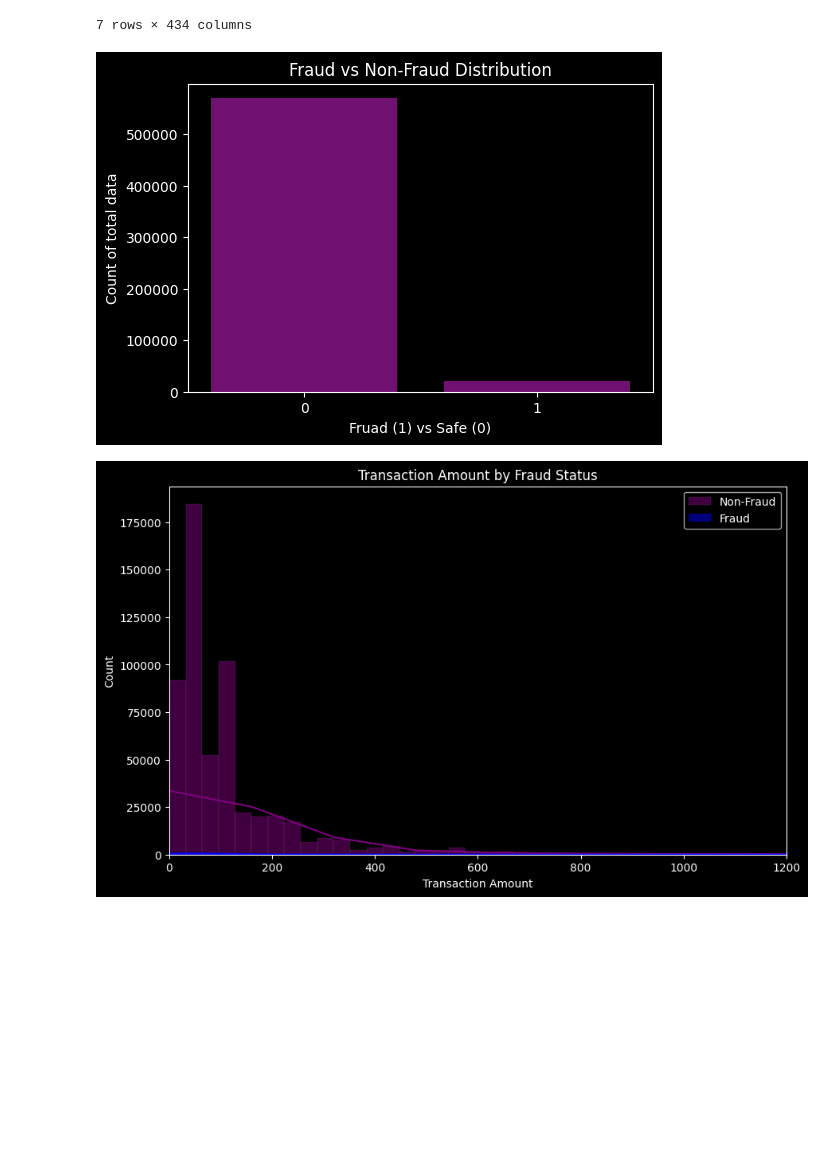
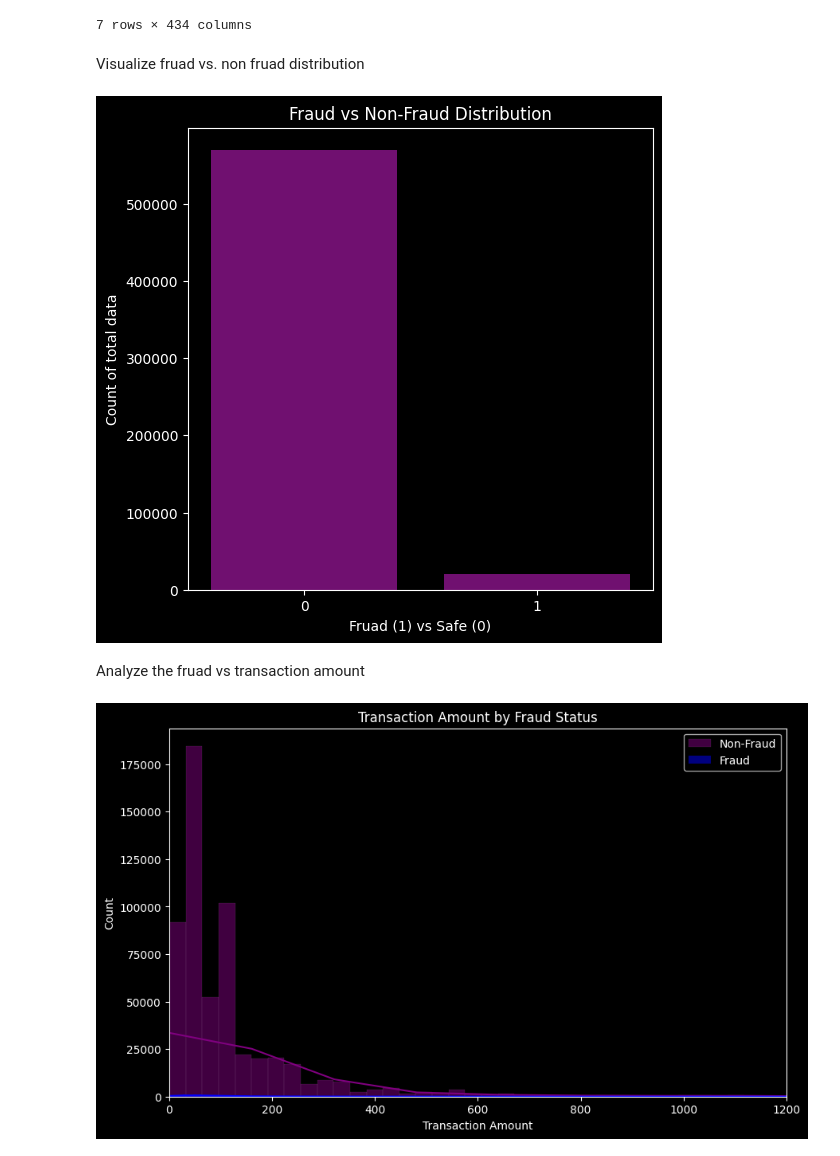
Before and after one commit to EJO72/RiskGuard, a Jupyter notebook: ModelNotebook.ipynb, the cells around one changed output. Saved outputs shown, nothing was run; the diff lists cells and outputs as text; code cells hidden in the pictures; blank space fills up the shorter version.

```diff
--- a/ModelNotebook.ipynb
+++ b/ModelNotebook.ipynb
@@ -40,20 +43,24 @@ Train Data Overview:
 | 5 | 2987005 | 0 | 86510 | 49.0 | W | 5937 | 555.0 | 150.0 | visa | ... |
 | 6 | 2987006 | 0 | 86522 | 159.0 | W | 12308 | 360.0 | 150.0 | visa | ... |
 7 rows × 434 columns
+# %% [markdown]
+Visualize fruad vs. non fruad distribution
 # %%
 plt.style.use('dark_background')
 
 # heatmap for the is fruad
-plt.figure(figsize=(6, 4))
+plt.figure(figsize=(6, 6))
 sns.countplot(x='isFraud', data=train_data, color='purple')
 plt.ylabel('Count of total data', color='white')
 plt.xlabel('Fruad (1) vs Safe (0)', color='white')
 plt.title("Fraud vs Non-Fraud Distribution", color='white')
 plt.xticks(color='white')
 plt.yticks(color='white')
 plt.show()
 # %% [output]
-[figure, old version]
+[figure, new version]
+# %% [markdown]
+Analyze the fruad vs transaction amount
 # %%
 # Transaction Amount Analysis
 plt.figure(figsize=(10, 6))
```
Also changed, not shown: parts of 6 cells of this notebook.
